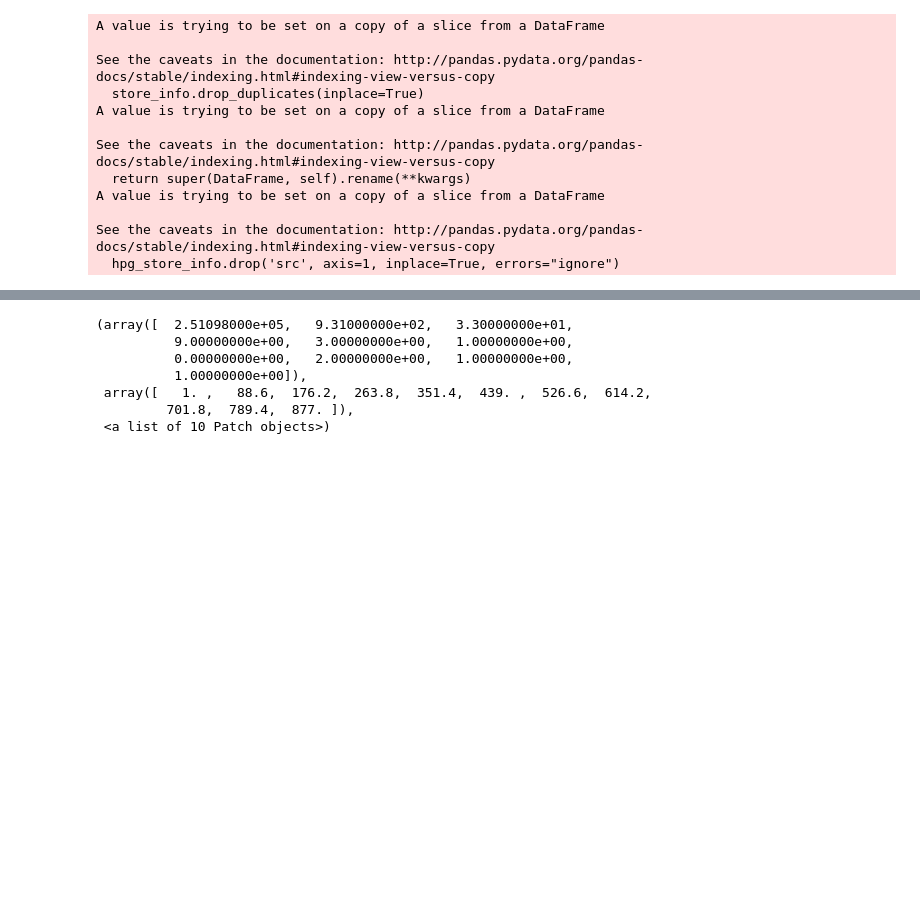
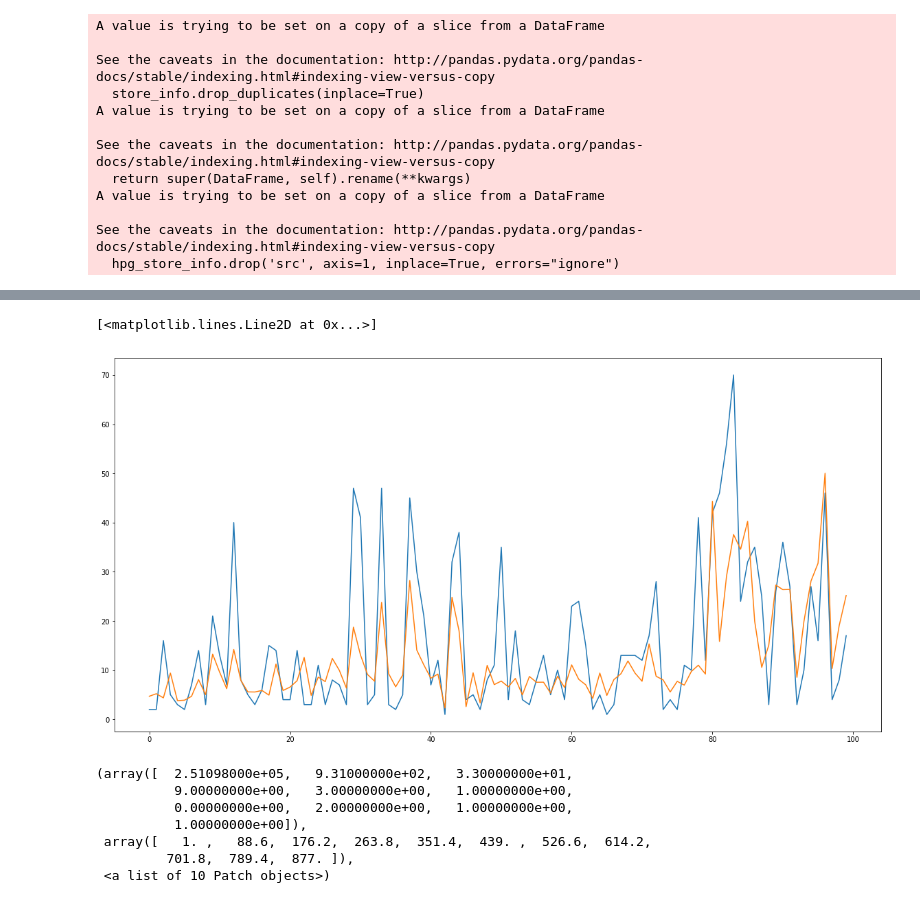
Before and after one commit to xiaochuan-du/ml_utils, a Jupyter notebook: proj/RRVF/test.ipynb, the cells around one changed output, grey strips where cells are left out. Drawn from its saved outputs; the diff is of its cells as text; code cells hidden in the pictures; blank space fills up the shorter version.

```diff
--- a/proj/RRVF/test.ipynb
+++ b/proj/RRVF/test.ipynb
@@ -68,3 +130,15 @@ plt.plot(pred_trn_orig[:100].flatten())
+# %%
+
+# edge s_p = 13100
+s_p = 15200
+win_len = 100
+
+plt.figure(figsize=(20, 10))
+plt.plot(y_train_orig[s_p:s_p+win_len])
+plt.plot(pred_trn_orig[s_p:s_p+win_len].flatten())
+# %% [output]
+[<matplotlib.lines.Line2D at 0x...>]
+[figure, added]
 # %%
 plt.hist(y_train_orig)
 # %% [output]
```
Also changed, not shown: parts of 34 cells of this notebook, 2 other files.
